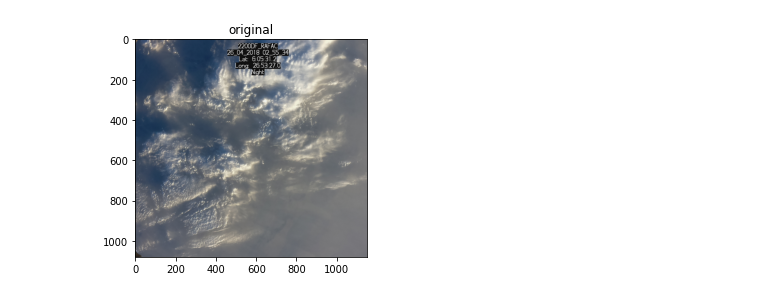
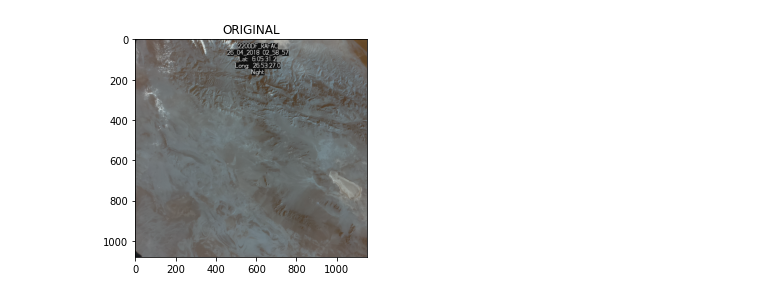
Before and after one commit to CHIP-AstroPi/src, a Jupyter notebook: cloud_recon/Cloud_Recon.ipynb, the cells around one changed output. Cells and saved outputs as stored; diff of their text form; code cells hidden in the pictures.

```diff
--- a/cloud_recon/Cloud_Recon.ipynb
+++ b/cloud_recon/Cloud_Recon.ipynb
@@ -5,9 +6,9 @@ import cv2 as cv
 # %%
-img = cv.imread('./images/train10.jpg')
+img = cv.imread('./images/train9.jpg')
 img = img[:, 350:1500]
 
-plt.imshow(cv.cvtColor(img, cv.COLOR_BGR2RGB))
-plt.title('original')
+plt.imshow(img)
+plt.title('ORIGINAL')
 plt.show()
 # %% [output]
-[figure, old version]
+[figure, new version]
```
Also changed, not shown: parts of 8 cells of this notebook, 2 other files.
